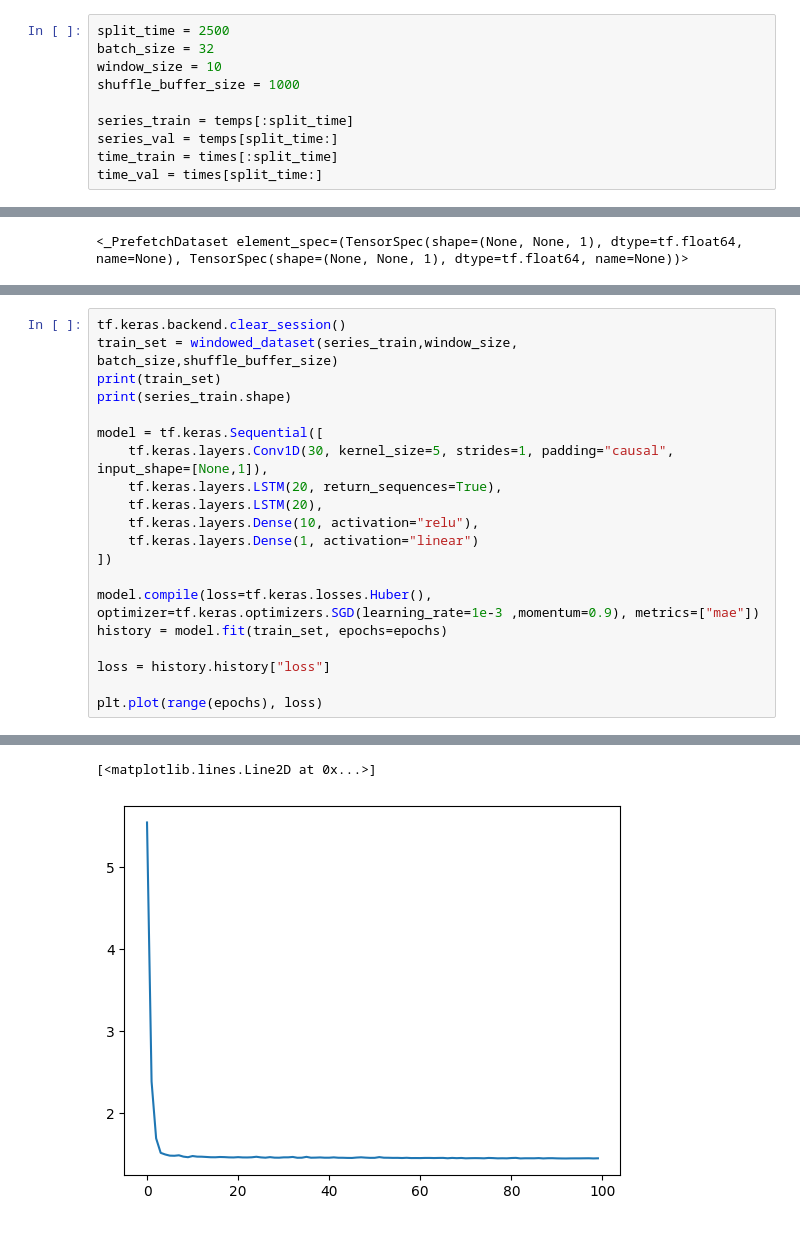
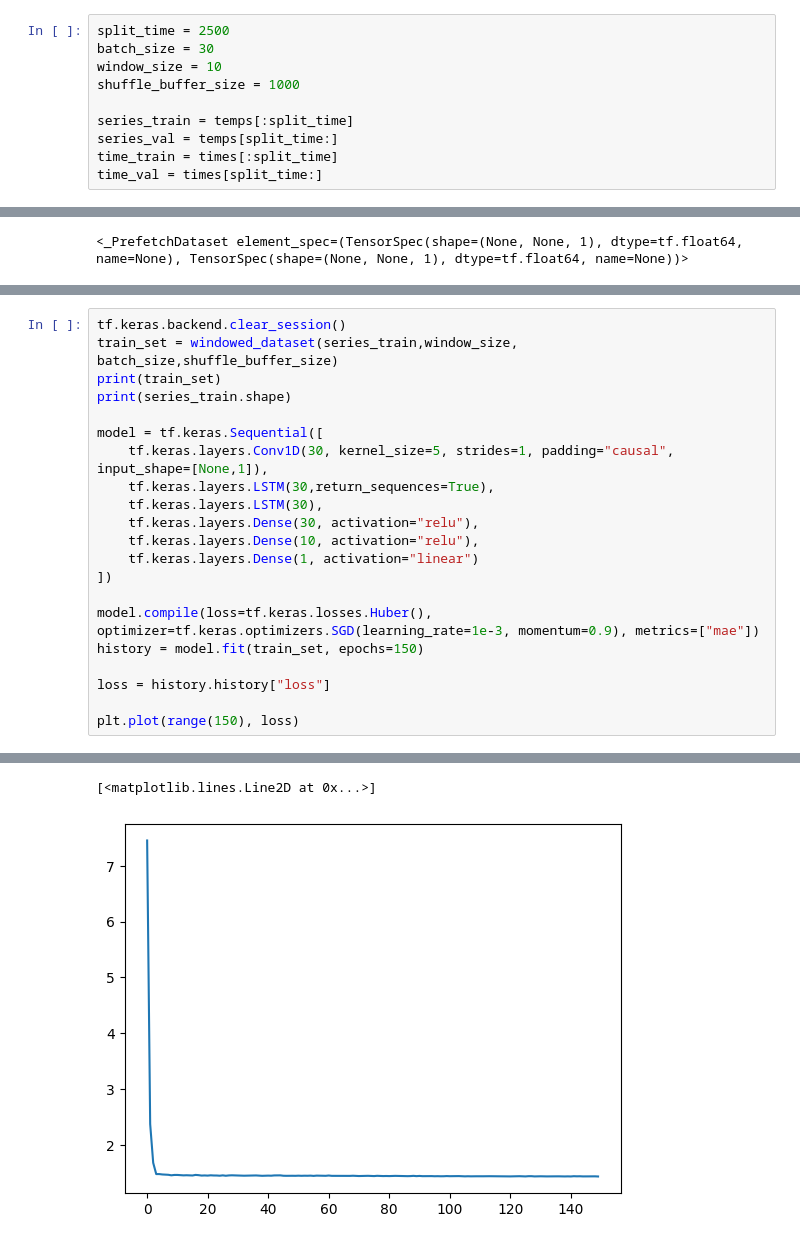
Before and after one commit to keremshns/Tensorflow_Developer, a Jupyter notebook: time_series_forecasting.ipynb, the cells around one changed output, grey strips where cells are left out. Saved outputs shown, nothing was run; the diff lists cells and outputs as text.

```diff
--- a/time_series_forecasting.ipynb
+++ b/time_series_forecasting.ipynb
@@ -54,7 +54,7 @@ plot_series(times, temps)
 [figure]
 # %%
 split_time = 2500
-batch_size = 32
+batch_size = 30
 window_size = 10
 shuffle_buffer_size = 1000
 
@@ -130,18 +131,19 @@ print(series_train.shape)
 
 model = tf.keras.Sequential([
     tf.keras.layers.Conv1D(30, kernel_size=5, strides=1, padding="causal", input_shape=[None,1]),
-    tf.keras.layers.LSTM(20, return_sequences=True),
-    tf.keras.layers.LSTM(20),
+    tf.keras.layers.LSTM(30,return_sequences=True),
+    tf.keras.layers.LSTM(30),
+    tf.keras.layers.Dense(30, activation="relu"),
     tf.keras.layers.Dense(10, activation="relu"),
     tf.keras.layers.Dense(1, activation="linear")
 ])
 
-model.compile(loss=tf.keras.losses.Huber(), optimizer=tf.keras.optimizers.SGD(learning_rate=1e-3 ,momentum=0.9), metrics=["mae"])
-history = model.fit(train_set, epochs=epochs)
+model.compile(loss=tf.keras.losses.Huber(), optimizer=tf.keras.optimizers.SGD(learning_rate=1e-3, momentum=0.9), metrics=["mae"])
+history = model.fit(train_set, epochs=150)
 
 loss = history.history["loss"]
 
-plt.plot(range(epochs), loss)
+plt.plot(range(150), loss)
 # %% [output]
 <_PrefetchDataset element_spec=(TensorSpec(shape=(None, None, 1), dtype=tf.float64, name=None), TensorSpec(shape=(None, None, 1), dtype=tf.float64, name=None))>
 (2500,)
@@ -163,5 +165,5 @@ Epoch 100/100
 [<matplotlib.lines.Line2D at 0x...>]
-[figure, old version]
+[figure, new version]
 # %%
 forecast = []
 
```
Also changed, not shown: parts of 4 cells of this notebook.
